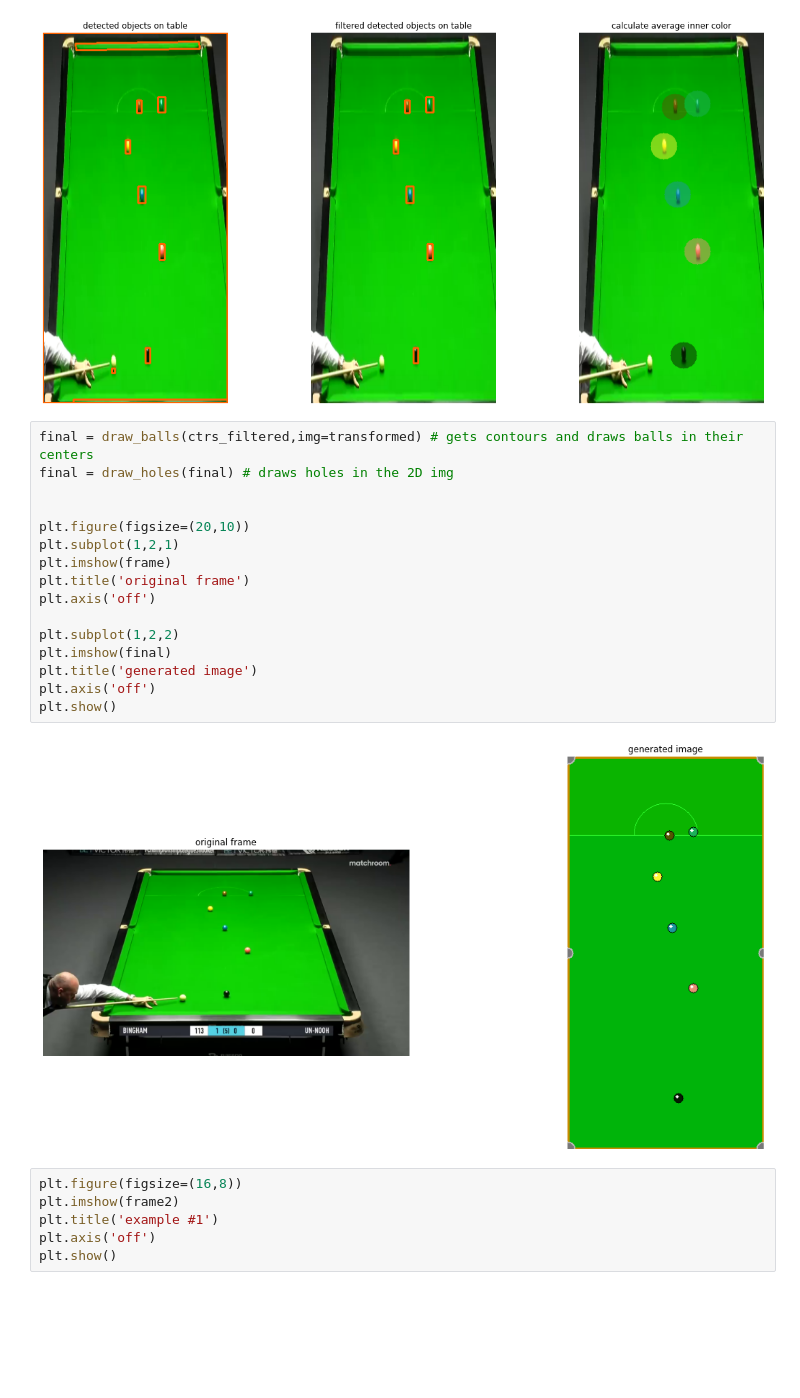
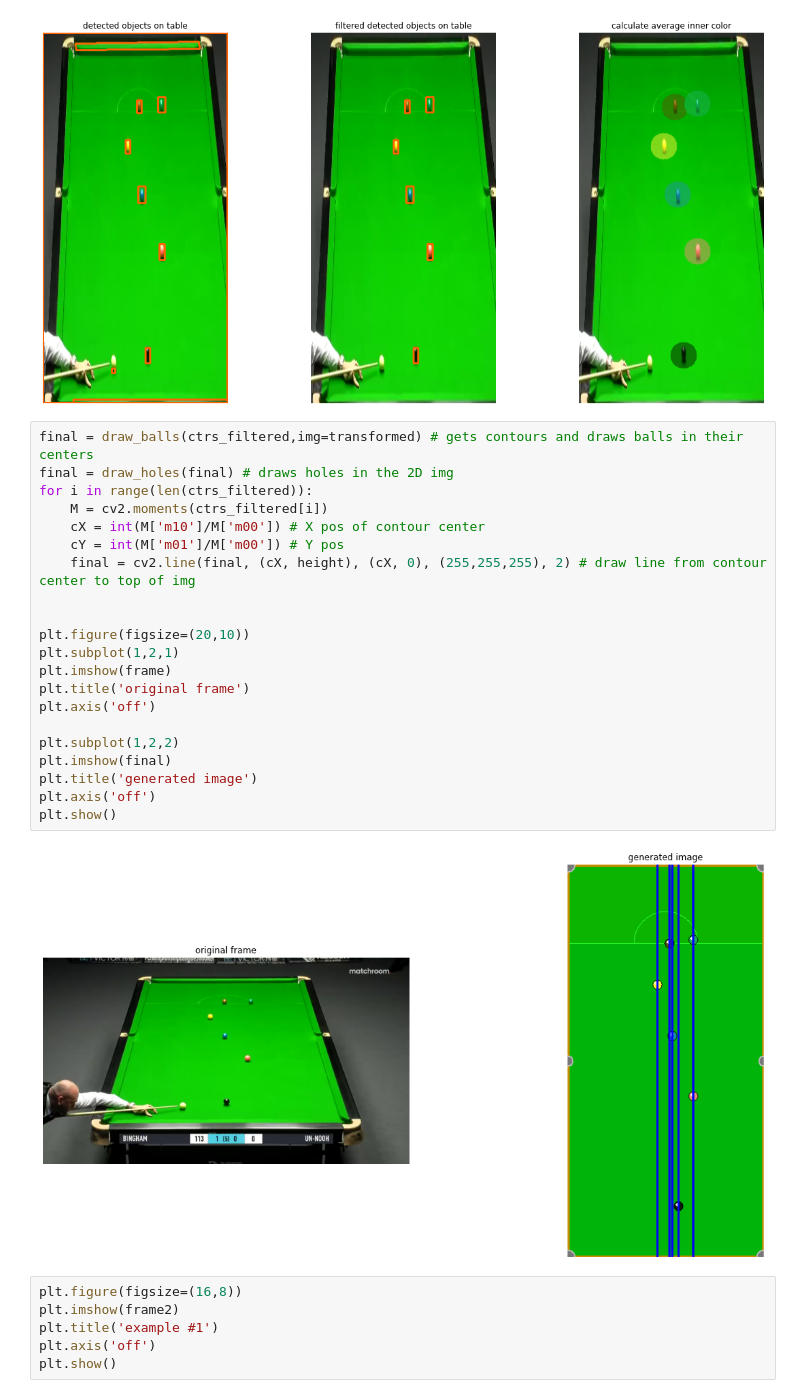
Before and after one commit to hrishikesh-srihari/billiardTracking, a Jupyter notebook: tableImaging.ipynb, the cells around one changed output. Drawn from its saved outputs; the diff is of its cells as text; blank space fills up the shorter version.

Commit message:
added lines to start tracking trajectory and collision

```diff
--- a/tableImaging.ipynb
+++ b/tableImaging.ipynb
@@ -351,21 +355,26 @@ plt.show()
 # %%
 final = draw_balls(ctrs_filtered,img=transformed) # gets contours and draws balls in their centers
 final = draw_holes(final) # draws holes in the 2D img
+for i in range(len(ctrs_filtered)):
+    M = cv2.moments(ctrs_filtered[i])
+    cX = int(M['m10']/M['m00']) # X pos of contour center
+    cY = int(M['m01']/M['m00']) # Y pos
+    final = cv2.line(final, (cX, height), (cX, 0), (255,255,255), 2) # draw line from contour center to top of img
 
 
 plt.figure(figsize=(20,10))
 plt.subplot(1,2,1)
 plt.imshow(frame)
 plt.title('original frame')
 plt.axis('off')
 
 plt.subplot(1,2,2)
 plt.imshow(final)
 plt.title('generated image')
 plt.axis('off')
 plt.show()
 # %% [output]
-[figure, old version]
+[figure, new version]
 # %%
 plt.figure(figsize=(16,8))
 plt.imshow(frame2)
```
Also changed, not shown: parts of 3 cells of this notebook.
